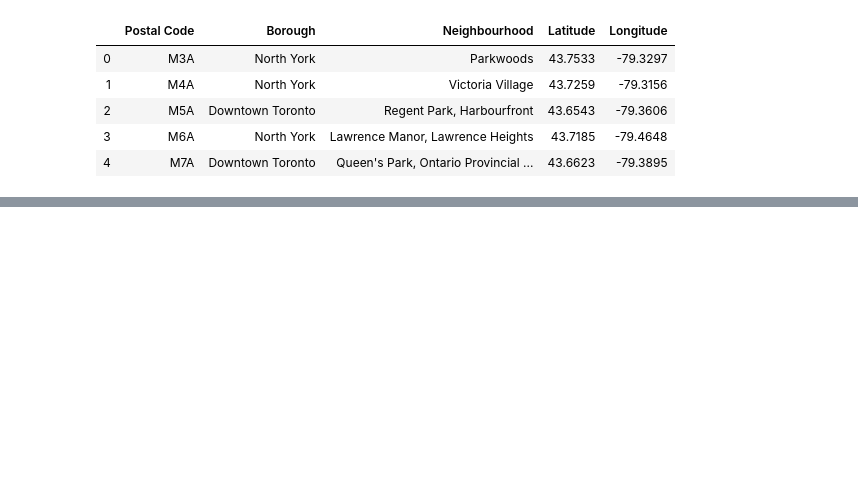
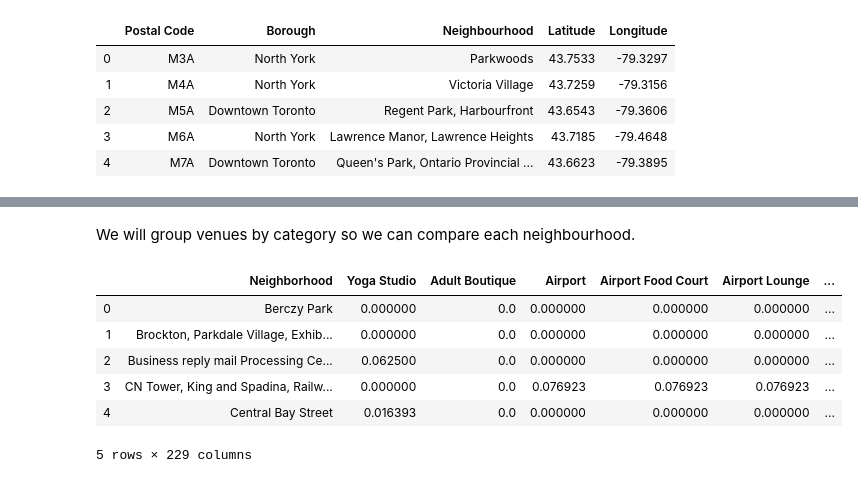
Before and after one commit to esperanza-garijo/Coursera_Capstone, a Jupyter notebook: neighbourhoods.ipynb, the cells around one changed output, grey strips where cells are left out. Saved outputs shown, nothing was run; the diff lists cells and outputs as text; code cells hidden in the pictures; blank space fills up the shorter version.

```diff
--- a/neighbourhoods.ipynb
+++ b/neighbourhoods.ipynb
@@ -135,0 +244,25 @@ df_neigh.head()
+# %% [markdown]
+We will group venues by category so we can compare each neighbourhood.
+# %%
+# One hot encoding
+toronto_onehot = pd.get_dummies(toronto_venues[['Venue Category']], prefix="", prefix_sep="")
+
+# Add neighbourhood column back to dataframe
+toronto_onehot['Neighborhood'] = toronto_venues['Neighborhood']
+
+# Move neighbourhood column to the first column
+fixed_columns = [toronto_onehot.columns[-1]] + list(toronto_onehot.columns[:-1])
+toronto_onehot = toronto_onehot[fixed_columns]
+
+# Group by neighbourhood and average to get the percentage of venues in each category
+toronto_grouped = toronto_onehot.groupby('Neighborhood').mean().reset_index()
+
+toronto_grouped.head()
+# %% [output]
+|  | Neighborhood | Yoga Studio | Adult Boutique | Airport | Airport Food Court | Airport Lounge | ... |
+| 0 | Berczy Park | 0.000000 | 0.0 | 0.000000 | 0.000000 | 0.000000 | ... |
+| 1 | Brockton, Parkdale Village, Exhib... | 0.000000 | 0.0 | 0.000000 | 0.000000 | 0.000000 | ... |
+| 2 | Business reply mail Processing Ce... | 0.062500 | 0.0 | 0.000000 | 0.000000 | 0.000000 | ... |
+| 3 | CN Tower, King and Spadina, Railw... | 0.000000 | 0.0 | 0.076923 | 0.076923 | 0.076923 | ... |
+| 4 | Central Bay Street | 0.016393 | 0.0 | 0.000000 | 0.000000 | 0.000000 | ... |
+5 rows × 229 columns
```
Also changed, not shown: parts of 41 cells of this notebook.
